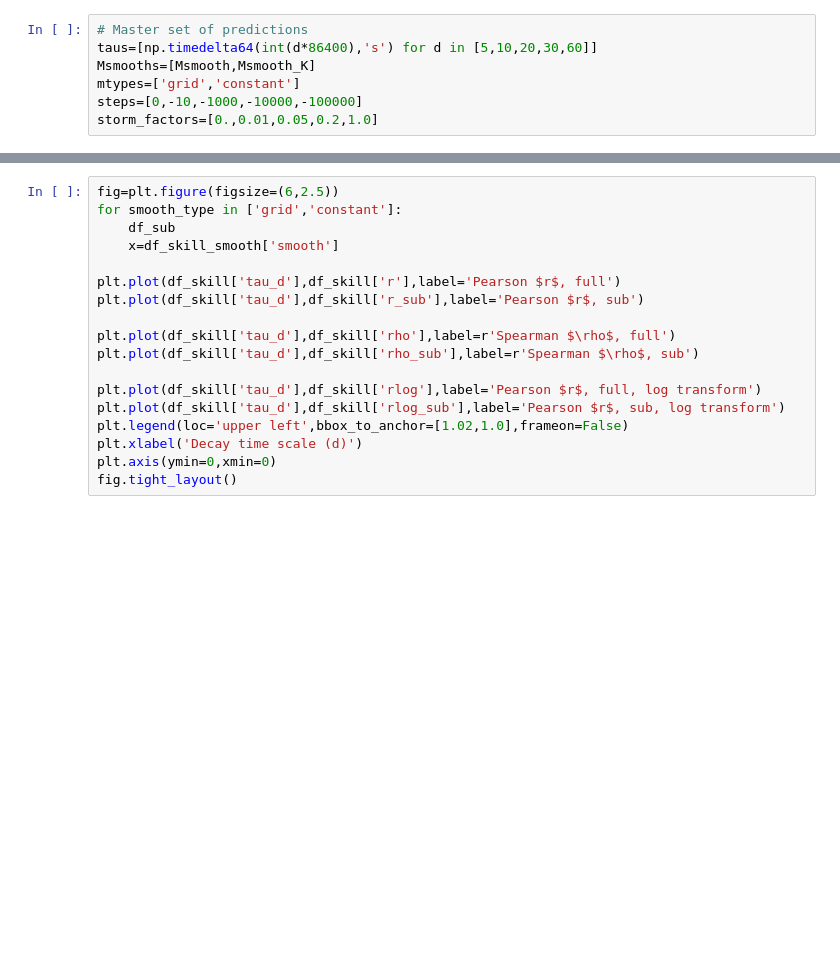
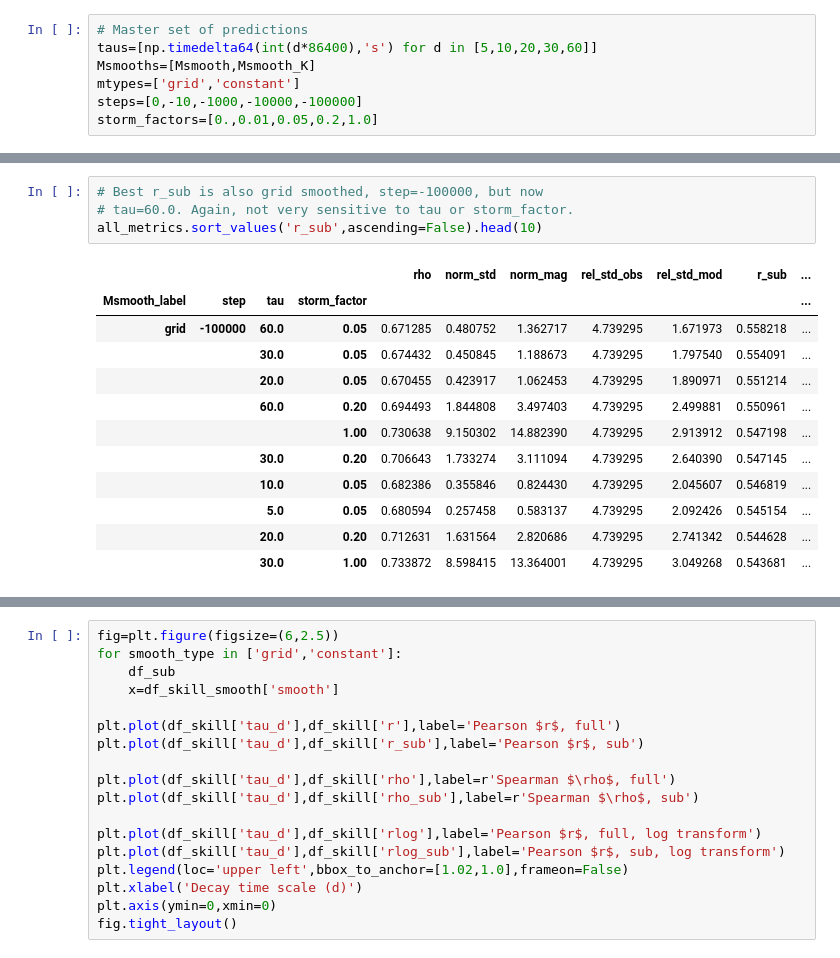
Before and after one commit to rustychris/microplastic_sfbay, a Jupyter notebook: postprocess/postproc_nosql_v01_dask.ipynb, the cells around one changed output, grey strips where cells are left out. Drawn from its saved outputs; the diff is of its cells as text; blank space fills up the shorter version.

```diff
--- a/postprocess/postproc_nosql_v01_dask.ipynb
+++ b/postprocess/postproc_nosql_v01_dask.ipynb
@@ -747,0 +471,17 @@ df_skill_smooth
+# %%
+# Best r_sub is also grid smoothed, step=-100000, but now
+# tau=60.0. Again, not very sensitive to tau or storm_factor.
+all_metrics.sort_values('r_sub',ascending=False).head(10)
+# %% [output]
+|  |  |  |  | rho | norm_std | norm_mag | rel_std_obs | rel_std_mod | r_sub | ... |
+| Msmooth_label | step | tau | storm_factor |  |  |  |  |  |  | ... |
+| grid | -100000 | 60.0 | 0.05 | 0.671285 | 0.480752 | 1.362717 | 4.739295 | 1.671973 | 0.558218 | ... |
+|  |  | 30.0 | 0.05 | 0.674432 | 0.450845 | 1.188673 | 4.739295 | 1.797540 | 0.554091 | ... |
+|  |  | 20.0 | 0.05 | 0.670455 | 0.423917 | 1.062453 | 4.739295 | 1.890971 | 0.551214 | ... |
+|  |  | 60.0 | 0.20 | 0.694493 | 1.844808 | 3.497403 | 4.739295 | 2.499881 | 0.550961 | ... |
+|  |  |  | 1.00 | 0.730638 | 9.150302 | 14.882390 | 4.739295 | 2.913912 | 0.547198 | ... |
+|  |  | 30.0 | 0.20 | 0.706643 | 1.733274 | 3.111094 | 4.739295 | 2.640390 | 0.547145 | ... |
+|  |  | 10.0 | 0.05 | 0.682386 | 0.355846 | 0.824430 | 4.739295 | 2.045607 | 0.546819 | ... |
+|  |  | 5.0 | 0.05 | 0.680594 | 0.257458 | 0.583137 | 4.739295 | 2.092426 | 0.545154 | ... |
+|  |  | 20.0 | 0.20 | 0.712631 | 1.631564 | 2.820686 | 4.739295 | 2.741342 | 0.544628 | ... |
+|  |  | 30.0 | 1.00 | 0.733872 | 8.598415 | 13.364001 | 4.739295 | 3.049268 | 0.543681 | ... |
```
Also changed, not shown: parts of 31 cells of this notebook, 1 other file.
